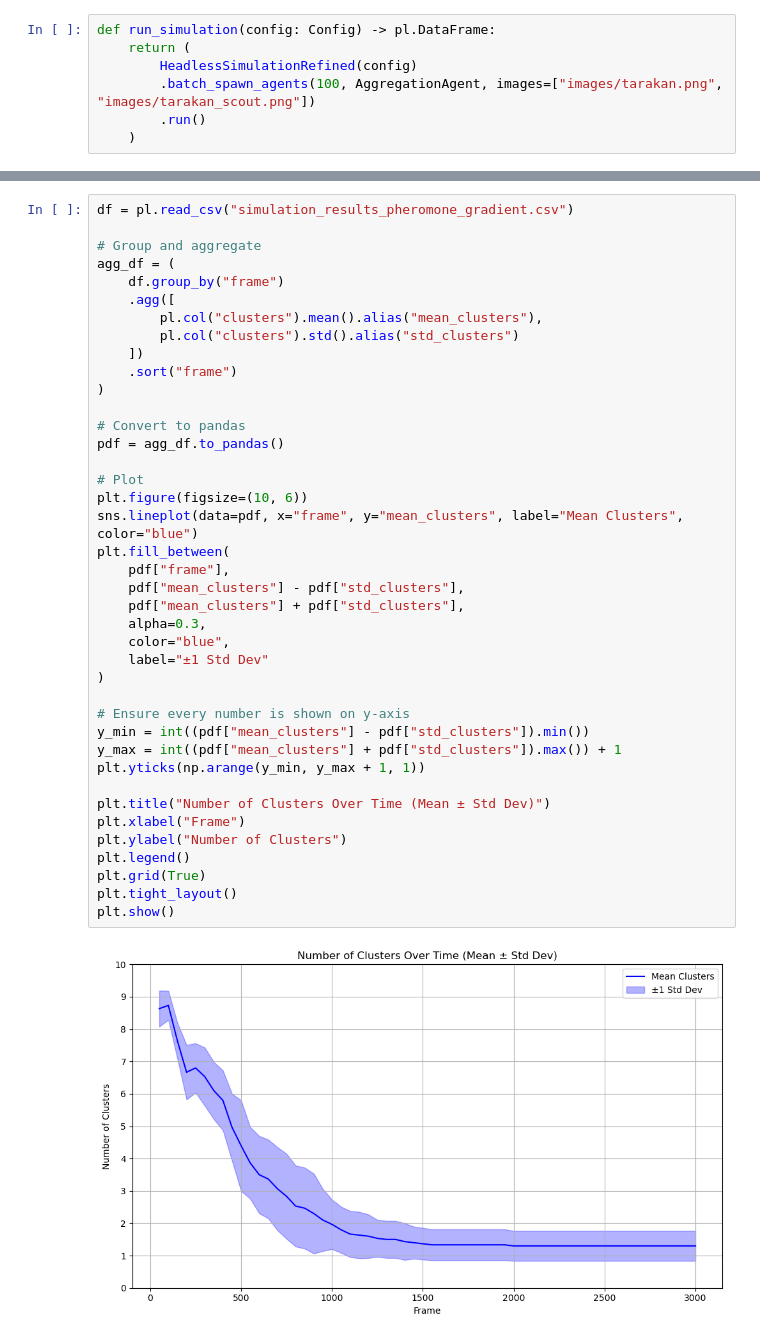
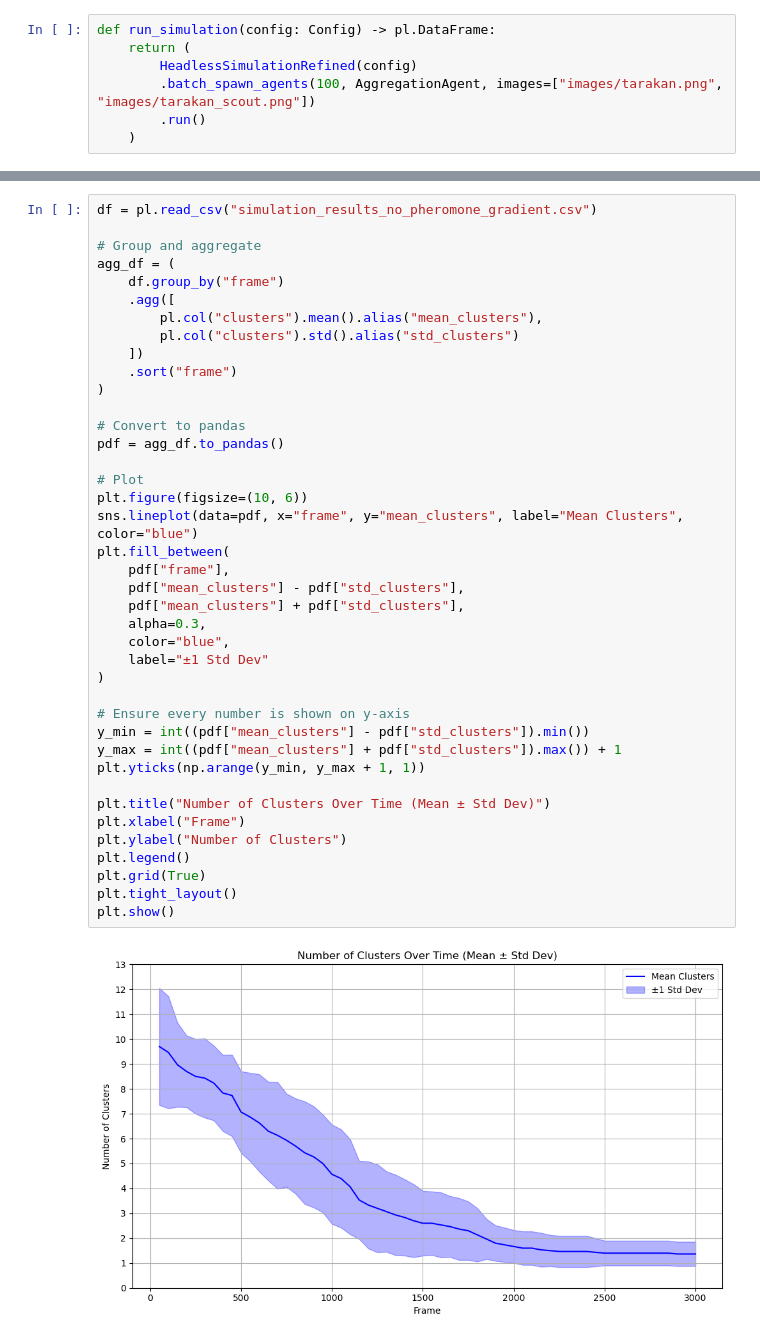
Before and after one commit to Vseonym/PCI-Aggregation, a Jupyter notebook: Aggregation-no-zones/assignment-1-no-zones-no_pheromone-gradient.ipynb, the cells around one changed output, grey strips where cells are left out. Saved outputs shown, nothing was run; the diff lists cells and outputs as text.

```diff
--- a/Aggregation-no-zones/assignment-1-no-zones-no_pheromone-gradient.ipynb
+++ b/Aggregation-no-zones/assignment-1-no-zones-no_pheromone-gradient.ipynb
@@ -295,7 +295,7 @@ df.write_csv("simulation_results_pheromone_gradient.csv")
 96 %
 100 %
 # %%
-df = pl.read_csv("simulation_results_pheromone_gradient.csv")
+df = pl.read_csv("simulation_results_no_pheromone_gradient.csv")
 
 # Group and aggregate
 agg_df = (
@@ -308,31 +308,31 @@ agg_df = (
 )
 
 # Convert to pandas
 pdf = agg_df.to_pandas()
 
 # Plot
 plt.figure(figsize=(10, 6))
 sns.lineplot(data=pdf, x="frame", y="mean_clusters", label="Mean Clusters", color="blue")
 plt.fill_between(
     pdf["frame"],
     pdf["mean_clusters"] - pdf["std_clusters"],
     pdf["mean_clusters"] + pdf["std_clusters"],
     alpha=0.3,
     color="blue",
     label="±1 Std Dev"
 )
 
 # Ensure every number is shown on y-axis
 y_min = int((pdf["mean_clusters"] - pdf["std_clusters"]).min())
 y_max = int((pdf["mean_clusters"] + pdf["std_clusters"]).max()) + 1
 plt.yticks(np.arange(y_min, y_max + 1, 1))
 
 plt.title("Number of Clusters Over Time (Mean ± Std Dev)")
 plt.xlabel("Frame")
 plt.ylabel("Number of Clusters")
 plt.legend()
 plt.grid(True)
 plt.tight_layout()
 plt.show()
 # %% [output]
-[figure, old version]
+[figure, new version]
```
Also changed, not shown: parts of 1 cell of this notebook, 4 other files.
